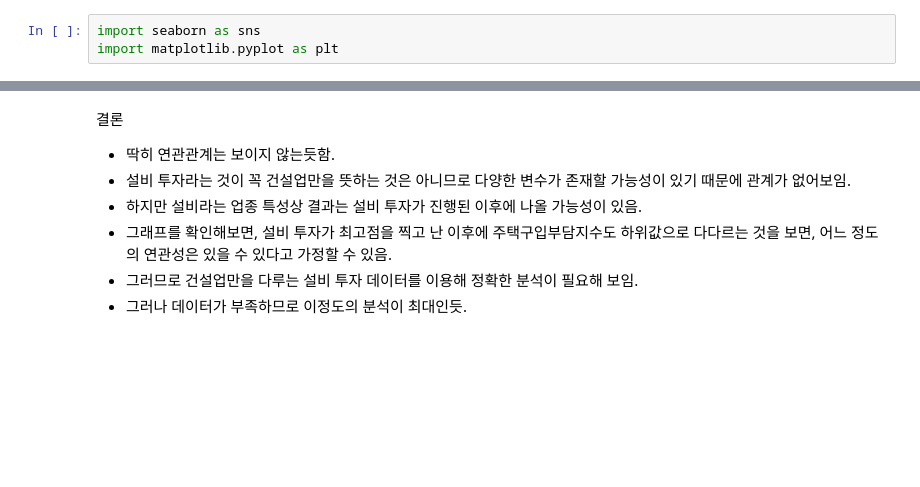
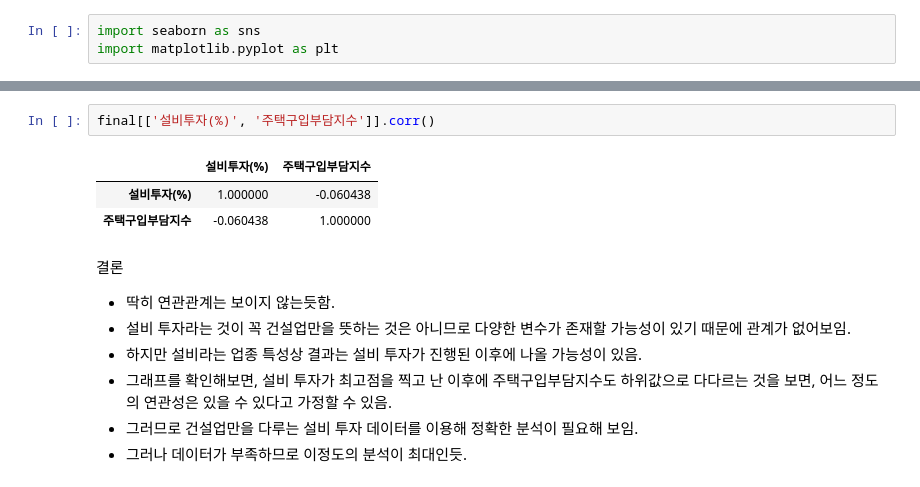
Before and after one commit to heewon330/TIL3, a Jupyter notebook: 시각화1.ipynb, the cells around one changed output, grey strips where cells are left out. Drawn from its saved outputs; the diff is of its cells as text; blank space fills up the shorter version.

```diff
--- a/시각화1.ipynb
+++ b/시각화1.ipynb
@@ -269,3 +270,9 @@ fmt = '.2f', linewidths=.5, cmap='Blues')
+# %%
+final[['설비투자(%)', '주택구입부담지수']].corr()
+# %% [output]
+|  | 설비투자(%) | 주택구입부담지수 |
+| 설비투자(%) | 1.000000 | -0.060438 |
+| 주택구입부담지수 | -0.060438 | 1.000000 |
 # %% [markdown]
 결론
 - 딱히 연관관계는 보이지 않는듯함.
```
Also changed, not shown: parts of 5 cells of this notebook.
